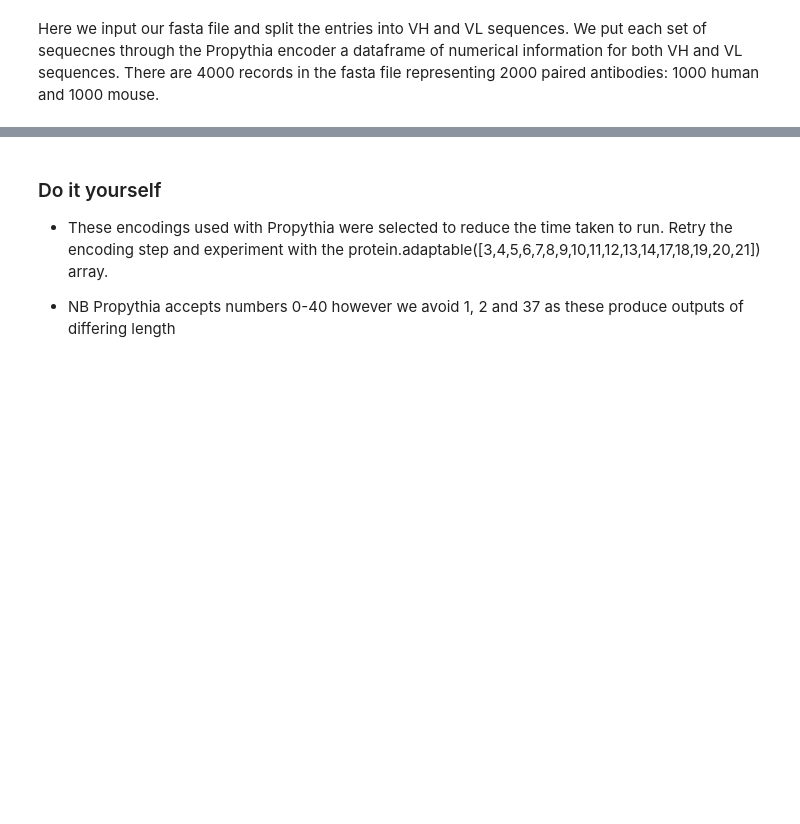
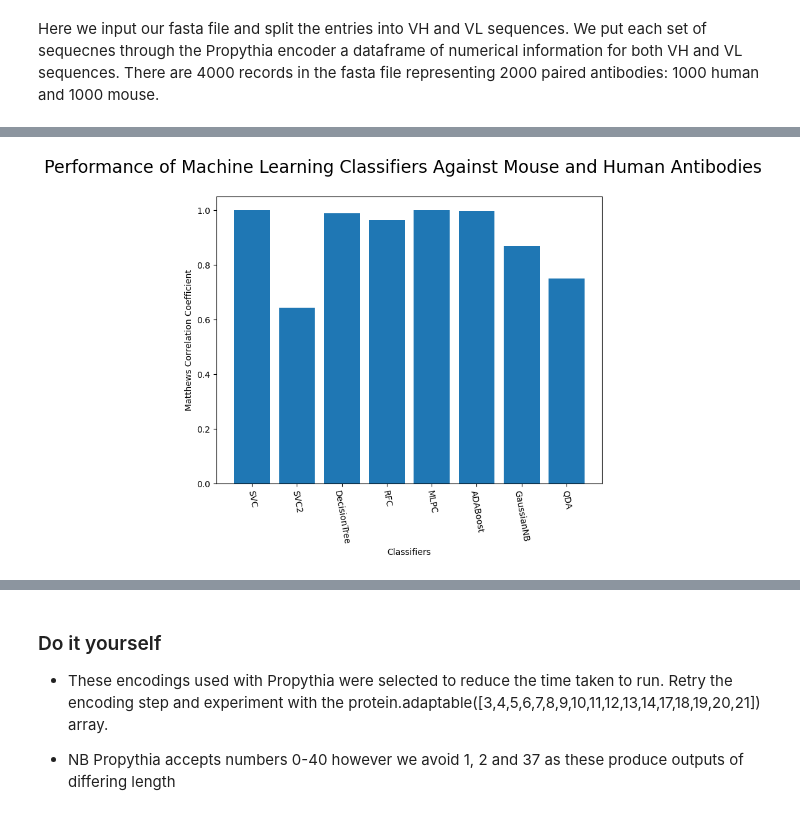
Before and after one commit to AdamTest24/Antibody_Materials, a Jupyter notebook: Machine_Learning_Part1.ipynb, the cells around one changed output, grey strips where cells are left out. Saved outputs shown, nothing was run; the diff lists cells and outputs as text; code cells hidden in the pictures; blank space fills up the shorter version.

```diff
--- a/Machine_Learning_Part1.ipynb
+++ b/Machine_Learning_Part1.ipynb
@@ -109,0 +257,13 @@ Here we input our fasta file and split the entries into VH and VL sequences. We
+# %%
+##Plot Performance of all Models##
+fig, ax = plt.subplots(figsize=(8,6))
+plt.suptitle('Performance of Machine Learning Classifiers Against Mouse and Human Antibodies', fontsize=20)
+
+bins = arange(len(classifiers))
+ax.bar(arange(len(scores)), scores)
+ax.set_ylabel('Matthews Correlation Coefficient')
+ax.set_xlabel('Classifiers')
+ax.set_xticks(bins)
+ax.set_xticklabels(classifiers, rotation=-80);
+# %% [output]
+[figure, added]
```
Also changed, not shown: parts of 19 cells of this notebook, 1 other file.
